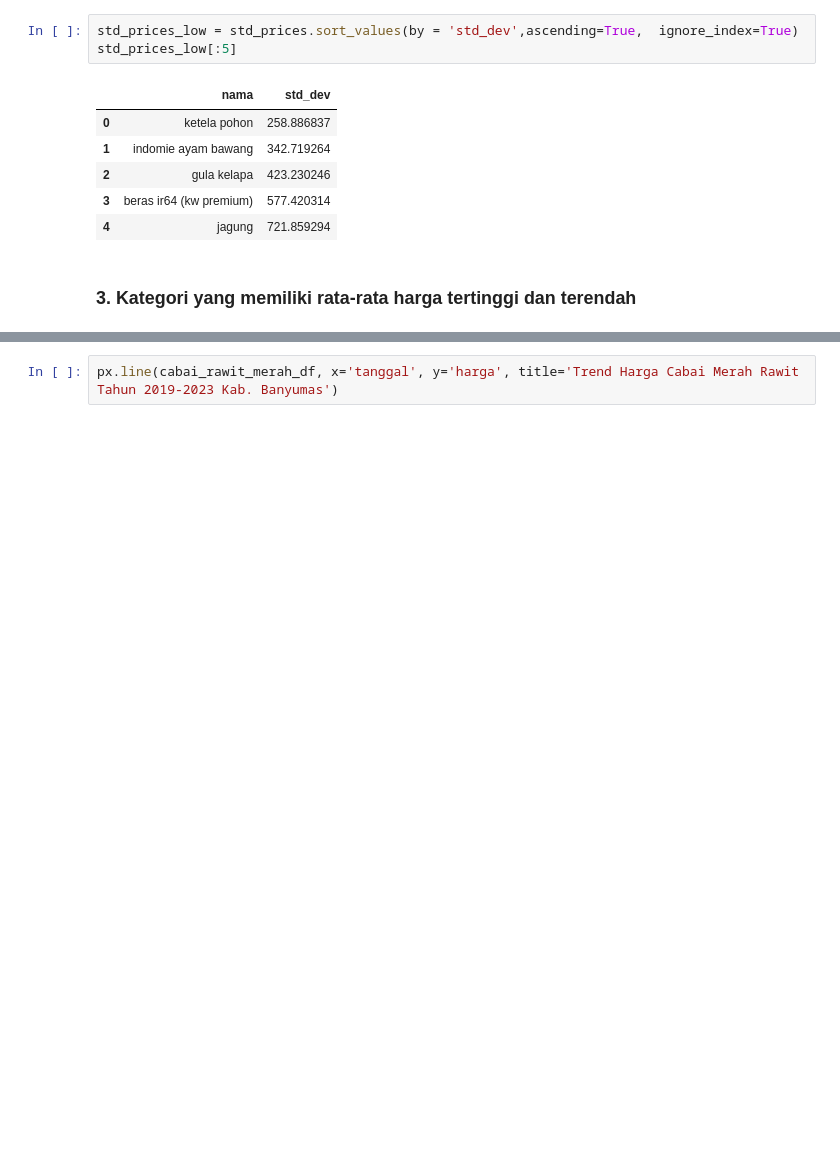
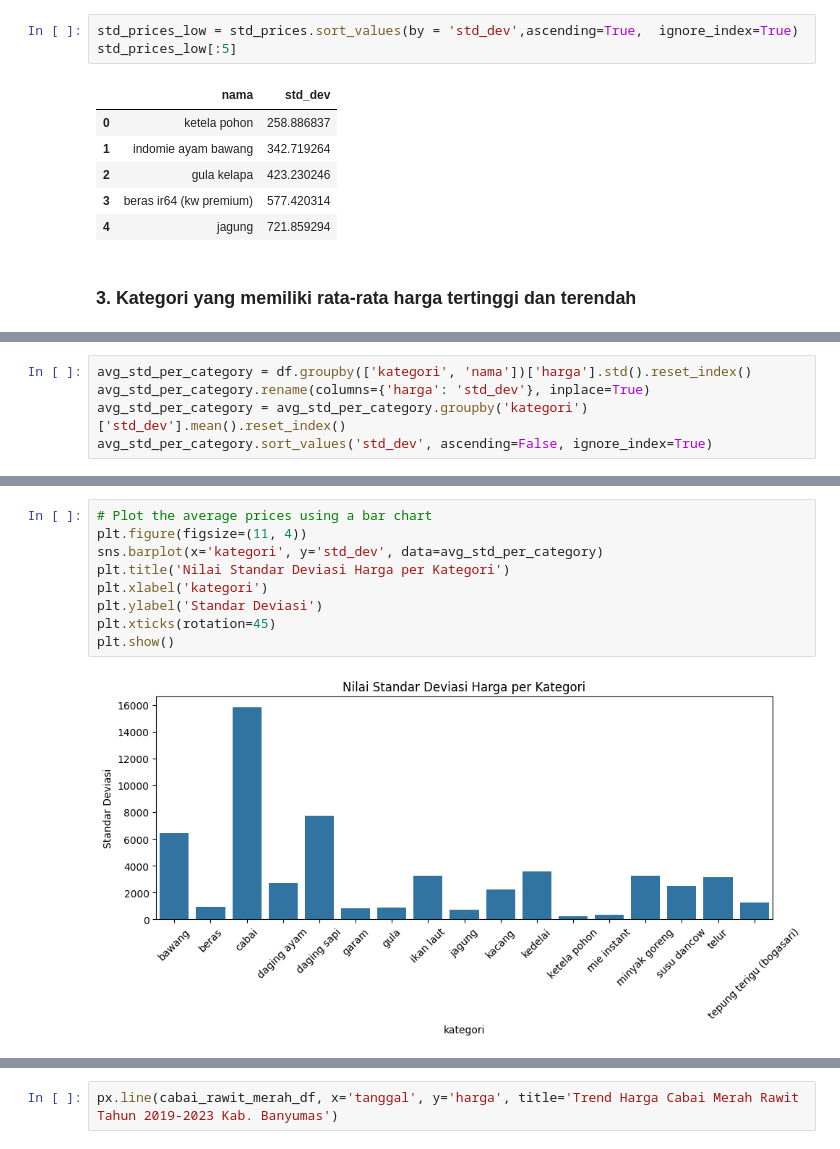
Before and after one commit to chiquitosaf/analisis-harga-bahan-banyumas, a Jupyter notebook: bahan_pokok_bulanan.ipynb, the cells around one changed output, grey strips where cells are left out. Cells and saved outputs as stored; diff of their text form; blank space fills up the shorter version.

```diff
--- a/bahan_pokok_bulanan.ipynb
+++ b/bahan_pokok_bulanan.ipynb
@@ -576,0 +627,5 @@ std_prices_low[:5]
+# %%
+avg_std_per_category = df.groupby(['kategori', 'nama'])['harga'].std().reset_index()
+avg_std_per_category.rename(columns={'harga': 'std_dev'}, inplace=True)
+avg_std_per_category = avg_std_per_category.groupby('kategori')['std_dev'].mean().reset_index()
+avg_std_per_category.sort_values('std_dev', ascending=False, ignore_index=True)
@@ -576,0 +651,11 @@ std_prices_low[:5]
+# %%
+# Plot the average prices using a bar chart
+plt.figure(figsize=(11, 4))
+sns.barplot(x='kategori', y='std_dev', data=avg_std_per_category)
+plt.title('Nilai Standar Deviasi Harga per Kategori')
+plt.xlabel('kategori')
+plt.ylabel('Standar Deviasi')
+plt.xticks(rotation=45)
+plt.show()
+# %% [output]
+[figure, added]
```
Also changed, not shown: parts of 12 cells of this notebook.
